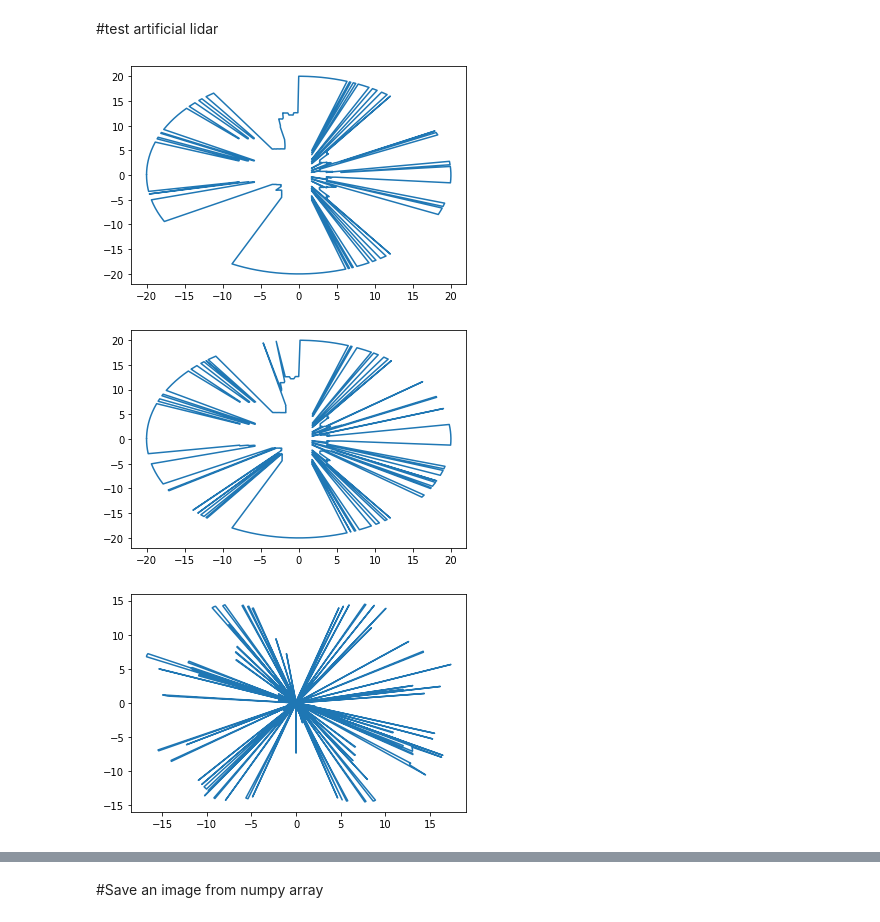
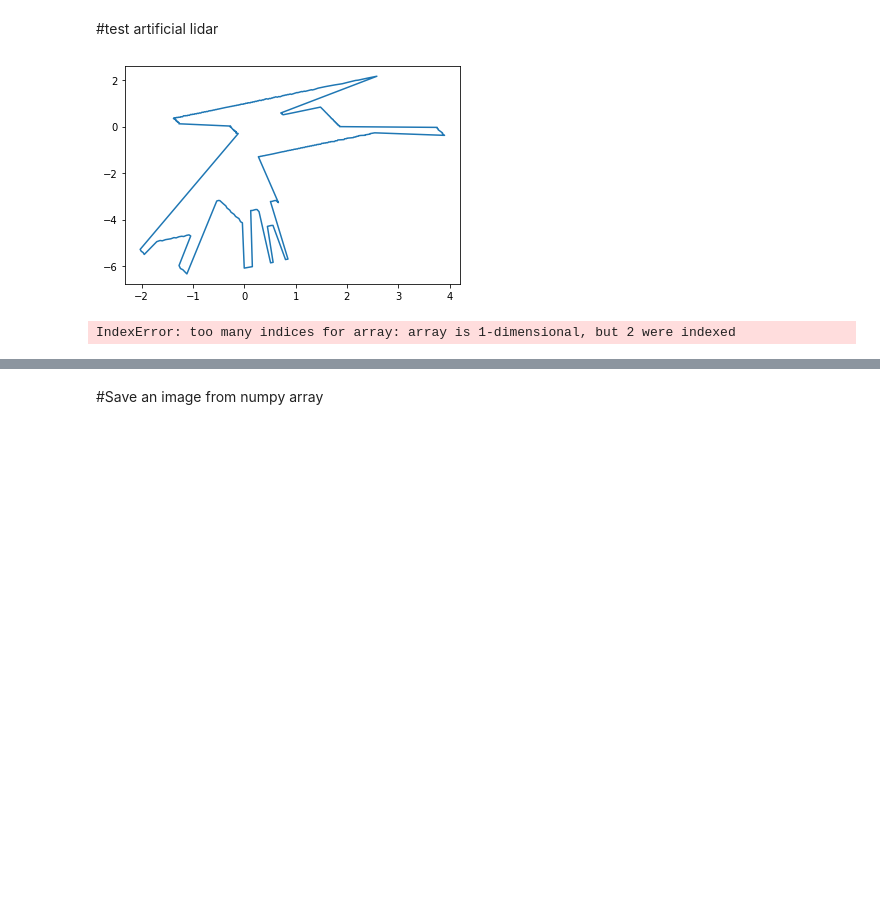
Before and after one commit to P1G1U/Thesis_AITronik, a Jupyter notebook: LiDAR Map/process_map.ipynb, the cells around one changed output, grey strips where cells are left out. Saved outputs shown, nothing was run; the diff lists cells and outputs as text; code cells hidden in the pictures; blank space fills up the shorter version.

```diff
--- a/LiDAR Map/process_map.ipynb
+++ b/LiDAR Map/process_map.ipynb
@@ -40,3 +42,7 @@ for i in trail_target:
+# %%
+x=int(target_xy[0]//0.05)
+y=int(target_xy[1]//0.05)
+map_img[y][x] = 50
 # %%
 dict_img= {}
 
@@ -68,11 +74,11 @@ plt.show()
 #test artificial lidar
 # %%
 #get one point of the trail_target
-target_db_inst = laser_db_2.values[-1]
+target_db_inst = laser_db_2.values[(3*720)]
 
 target_xy = target_db_inst[4:6]
 # %%
-min_dist = 0.2
+min_dist = 0.5
 j = 1
 result_pnt = []
 cnt = []
@@ -88,15 +94,18 @@ laser_inst_db = []
 laser_inst_target = []
 # %%
 inst = []
+
 for c in cnt:
+    c = cnt[0]
+
     for i in laser_db.values:
         if i[0] == c:
             inst.append([i[2],i[3]])
 
     laser_inst_db.append(inst)
 
-if len(cnt) == 1:
-    laser_inst_db = laser_inst_db[0]
+#if len(cnt) == 1:
+#laser_inst_db = laser_inst_db[0]
 # %%
 for i in laser_db_2.values:
     if (i[4] == target_xy[0]) and (i[5] == target_xy[1]):
@@ -159,30 +168,29 @@ for i in range(720):
 # %%
 test_laser_db=[]
 test_laser_target=[]
 test_laser_difference = []
 
-corr_angle = 0
+corr_angle = 595
 
 for i in range(720):
     angle = (i-360)/2
-    test_laser_db.append([(np.cos(np.radians(angle))*laser_inst_db[(i+corr_angle)%720][1]),(np.sin(np.radians(angle))*laser_inst_db[(i+corr_angle)%720][1])])
+    #test_laser_db.append([(np.cos(np.radians(angle))*laser_inst_db[(i+corr_angle)%720][1]),(np.sin(np.radians(angle))*laser_inst_db[(i+corr_angle)%720][1])])
     test_laser_target.append([(np.cos(np.radians(angle))*laser_inst_target[i][1]),(np.sin(np.radians(angle))*laser_inst_target[i][1])])
-    cos_diff = np.cos(np.radians(angle))*(laser_inst_db[(i+corr_angle)%720][1] - laser_inst_target[i][1])
-    sin_diff = np.sin(np.radians(angle))*(laser_inst_db[(i+corr_angle)%720][1] - laser_inst_target[i][1])
-    test_laser_difference.append([cos_diff,sin_diff])
+    #cos_diff = np.cos(np.radians(angle))*(laser_inst_db[(i+corr_angle)%720][1] - laser_inst_target[i][1])
+    #sin_diff = np.sin(np.radians(angle))*(laser_inst_db[(i+corr_angle)%720][1] - laser_inst_target[i][1])
+    #test_laser_difference.append([cos_diff,sin_diff])
 
 test_laser_db = np.array(test_laser_db)
 test_laser_target = np.array(test_laser_target)
 test_laser_difference = np.array(test_laser_difference)
 
 plt.plot(test_laser_target[:,0],test_laser_target[:,1])
 plt.show()
 plt.plot(test_laser_db[:,0],test_laser_db[:,1])
 plt.show()
 
 plt.plot(test_laser_difference[:,0],test_laser_difference[:,1])
 plt.show()
 # %% [output]
-[figure, old version]
+[figure, new version]
-[figure, removed]
-[figure, removed]
+IndexError: too many indices for array: array is 1-dimensional, but 2 were indexed
```
Also changed, not shown: parts of 9 cells of this notebook, 3 other files.
